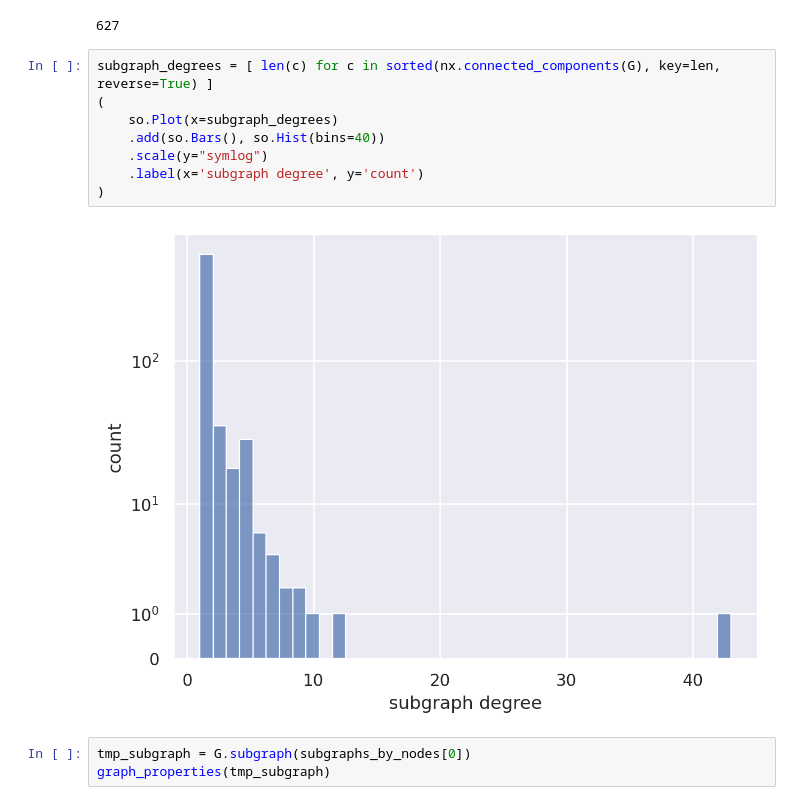
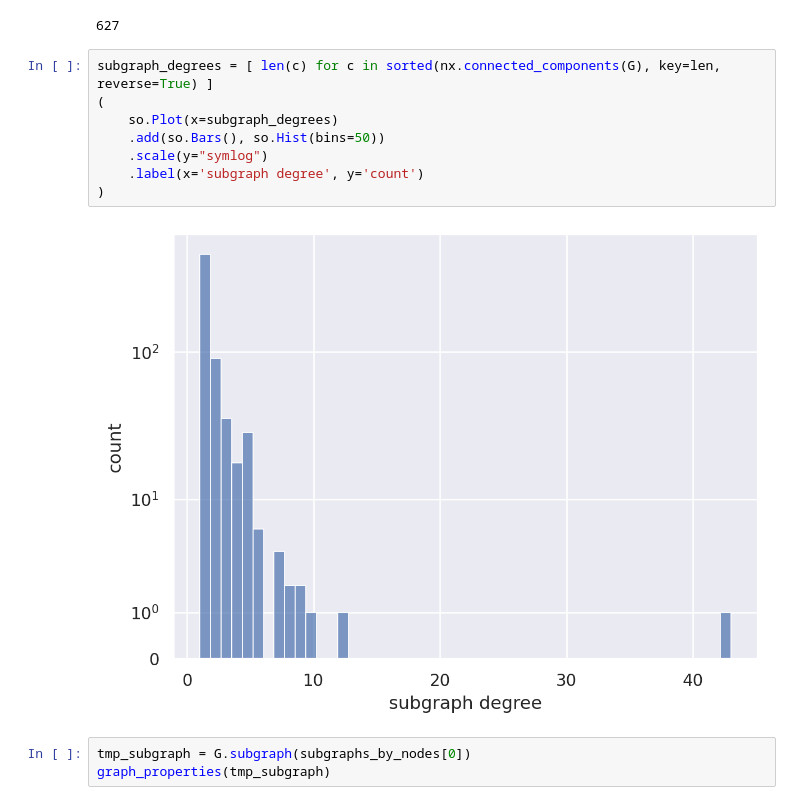
Before and after one commit to RogersLabGroup/NetCIS, a Jupyter notebook: notebooks/testing.ipynb, the cells around one changed output. Drawn from its saved outputs; the diff is of its cells as text.

```diff
--- a/notebooks/testing.ipynb
+++ b/notebooks/testing.ipynb
@@ -1362,13 +1363,13 @@ len(subgraphs_by_nodes)
 # %%
 subgraph_degrees = [ len(c) for c in sorted(nx.connected_components(G), key=len, reverse=True) ]
 (
     so.Plot(x=subgraph_degrees)
-    .add(so.Bars(), so.Hist(bins=40))
+    .add(so.Bars(), so.Hist(bins=50))
     .scale(y="symlog")
     .label(x='subgraph degree', y='count')
 )
 # %% [output]
-[figure, old version]
+[figure, new version]
 # %%
 tmp_subgraph = G.subgraph(subgraphs_by_nodes[0])
 graph_properties(tmp_subgraph)
```
Also changed, not shown: parts of 1 cell of this notebook, 1 other file.
